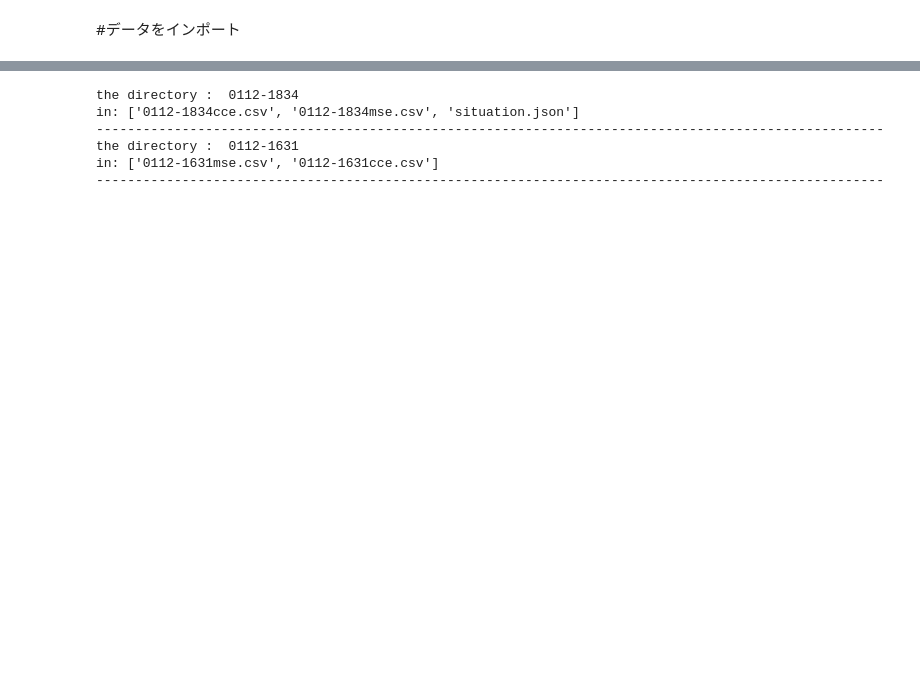
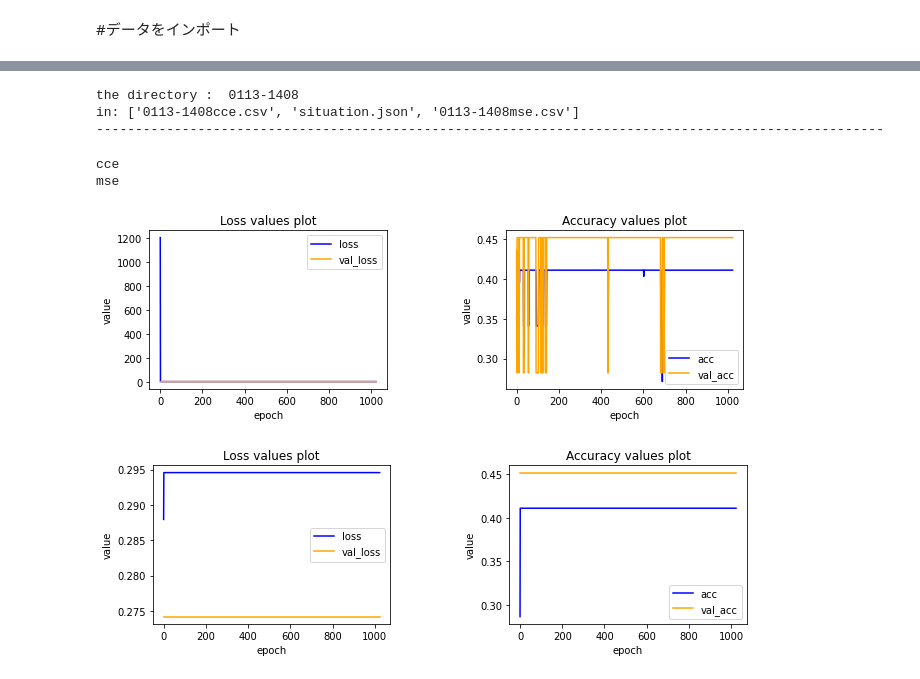
Before and after one commit to s1250103/Public_mori-lab, a Jupyter notebook: eras/tune/programs/analyzer.ipynb, the cells around one changed output, grey strips where cells are left out. Saved outputs shown, nothing was run; the diff lists cells and outputs as text; code cells hidden in the pictures; blank space fills up the shorter version.

```diff
--- a/eras/tune/programs/analyzer.ipynb
+++ b/eras/tune/programs/analyzer.ipynb
@@ -67,12 +68,15 @@ for each in history_directories:
 # %%
 import re
 
-pickups = [0, 1] # pichup the acsending order
+pickups = [0] # pichup the acsending order
 
 examines = []
 
 csv_pattern = re.compile(".*\.csv")
 json_pattern = re.compile(".*\.json")
+cce_pattern = re.compile(".*cce.*")
+mse_pattern = re.compile(".*mse.*")
+
 for pick_one in pickups:
   print("the directory : ", history_directories[pick_one])
   inFiles = os.listdir(history_directories[pick_one])
@@ -88,16 +92,68 @@ for pick_one in pickups:
       # それを変数として取り込む
       file_path = os.path.join(pathHistories, history_directories[pick_one])
       file_path = os.path.join(file_path, file)
-      df = pd.read_csv(file_path, engine='python')
-      csvs.append(df)
+
+      if cce_pattern.match(file):
+        page = {
+            "loss" : "cce",
+            "data" : pd.read_csv(file_path, engine='python')
+        }
+      elif mse_pattern.match(file):
+        page = {
+            "loss" : "mse",
+            "data" : pd.read_csv(file_path, engine='python')
+        }
+
+      csvs.append(page)
   #/for file
   examines.append(csvs)
   print("-----------------------------------------------------------------------------------------------------")
 #/for
 # %% [output]
-the directory :  0112-1834
-in: ['0112-1834cce.csv', '0112-1834mse.csv', 'situation.json']
+the directory :  0113-1408
+in: ['0113-1408cce.csv', 'situation.json', '0113-1408mse.csv']
 -----------------------------------------------------------------------------------------------------
-the directory :  0112-1631
-in: ['0112-1631mse.csv', '0112-1631cce.csv']
------------------------------------------------------------------------------------------------------
+# %%
+def plot_one_learning(one_learning):
+  HEIGHT = 2
+  WIDTH = 2
+  fig = plt.figure()
+  LOSS = fig.add_subplot(HEIGHT, WIDTH, 1)
+  ACC = fig.add_subplot(HEIGHT, WIDTH, 2)
+  plt.subplots_adjust(left=None, bottom=None, right=1.5, top=1.5, wspace=0.5, hspace=0.5)
+
+  # 1,1 loss
+  loss = one_learning["loss"]
+  val_loss = one_learning["val_loss"]
+
+  loss_props = {
+        'title' : 'Loss values plot',
+        'xlabel' : 'epoch',
+        'ylabel' : 'value'
+    }
+  LOSS.set(**loss_props)
+  LOSS.plot(loss, label='loss', color='blue')
+  LOSS.plot(val_loss, label='val_loss', color='orange')
+  LOSS.legend(loc='best')
+
+  # 1,2 acc
+  acc = one_learning['acc']
+  val_acc = one_learning['val_acc']
+  acc_props = {
+        'title' : 'Accuracy values plot',
+        'xlabel' : 'epoch',
+        'ylabel' : 'value'
+    }
+  ACC.set(**acc_props)
+  ACC.plot(acc, label='acc', color='blue')
+  ACC.plot(val_acc, label='val_acc', color='orange')
+  ACC.legend(loc='best')
+# %%
+for n, one in enumerate(examines[0]):
+  print(one["loss"])
+  plot_one_learning(one["data"])
+# %% [output]
+cce
+mse
+[figure, added]
+[figure, added]
```
Also changed, not shown: parts of 2 cells of this notebook.
